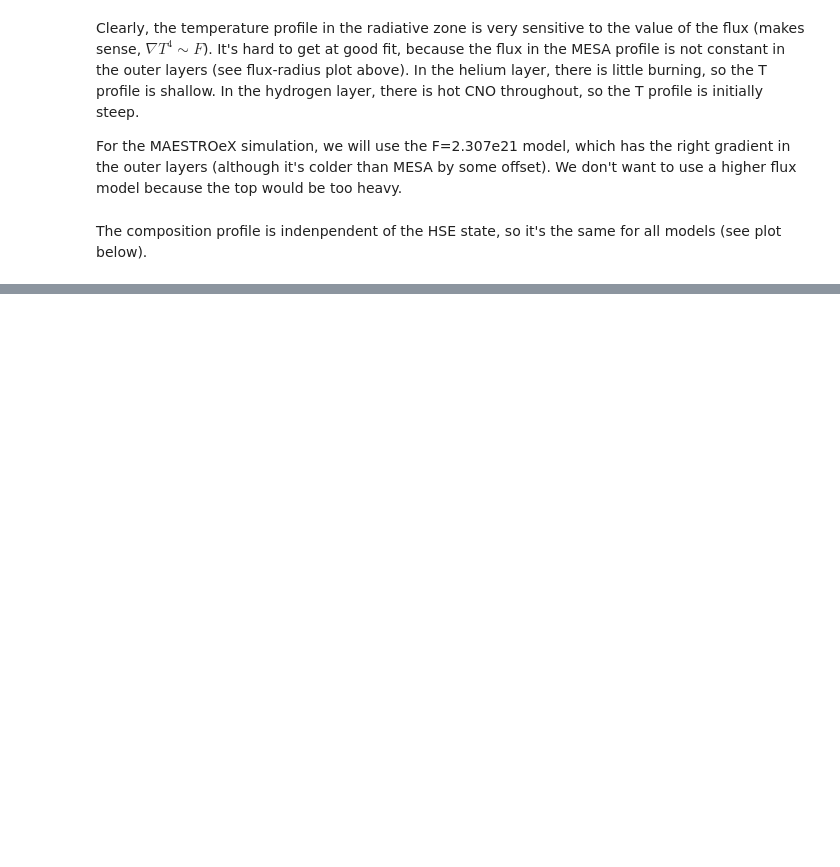
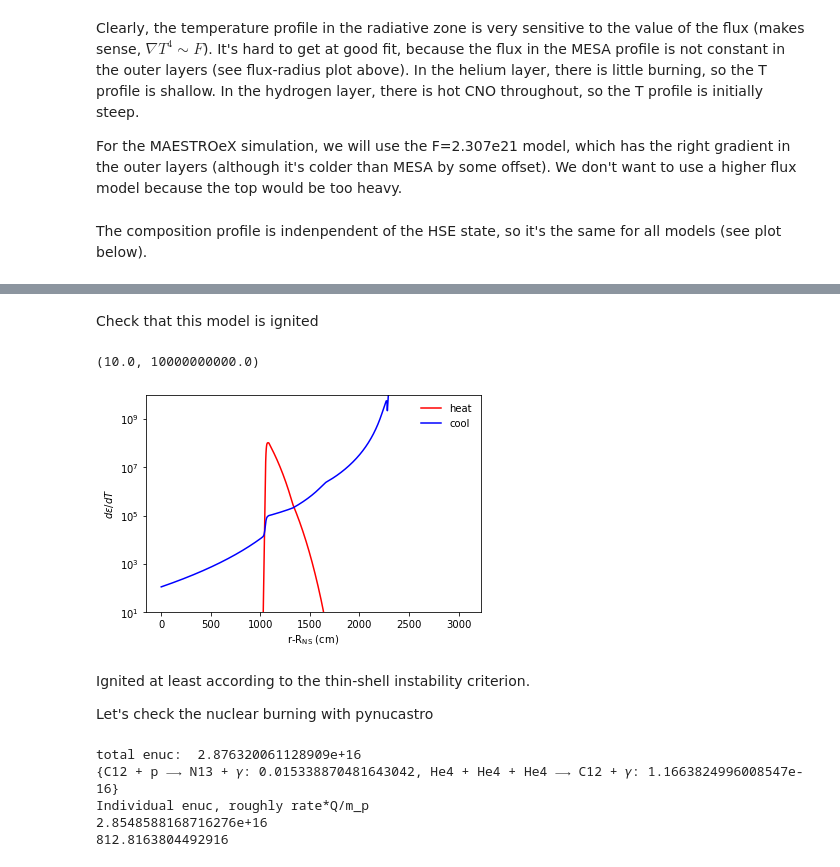
Before and after one commit to AMReX-Astro/MAESTROeX, a Jupyter notebook: Exec/science/xrb_layered/create_initial_model/construct_toy_model.ipynb, the cells around one changed output, grey strips where cells are left out. Drawn from its saved outputs; the diff is of its cells as text; code cells hidden in the pictures; blank space fills up the shorter version.

```diff
--- a/Exec/science/xrb_layered/create_initial_model/construct_toy_model.ipynb
+++ b/Exec/science/xrb_layered/create_initial_model/construct_toy_model.ipynb
@@ -302,0 +325,77 @@ fig = plt.gcf()
+# %% [markdown]
+Check that this model is ignited
+# %%
+model = load_model("toy_xrb_layered_Frad_2.307e+21_3cm.hse")
+z,T,rho,Y = model["height"],model["temperature"],model["density"],model["helium-4"]
+
+kap = 0.2*(1+1-Y)
+
+from scipy.integrate import cumulative_trapezoid
+ycol = -cumulative_trapezoid(rho[::-1], x=z[::-1], initial=0)[::-1]
+
+# Constants (cgs)
+G = 6.6726e-8
+c = 2.99792458e10
+arad = 7.5657e-15
+Msun = 1.989e33
+
+def eps_3alpha(rho,T,Y):  # energy production rate in erg/g/s
+    T9 = T/1e9
+    return 5.1e8 * rho**2 * Y**3 / T9**2 * np.exp(-4.4027/T9) # Hansen & Kawaler Eq. 6.80
+
+def dheat_dT(rho,T,Y):
+    T9 = T/1e9
+    return eps_3alpha(rho,T,Y) / 1e9 * (-3/T9 + 4.4027/T9**2)
+
+g = G*1.4*Msun/12e5**2
+# print(g/1e14)
+
+def dcool_dT(T,kappa,y):
+    eps_cool = arad*c*T**4 / (3*kappa*y**2)
+    return 4*eps_cool/T
+
+plt.figure()
+plt.xlabel(r'r-R$_{\rm NS}$ (cm)')
+plt.ylabel(r'$d\epsilon/dT$')
+plt.semilogy(z, dheat_dT(rho,T,Y), 'r-', label='heat')
+plt.semilogy(z[:-1], dcool_dT(T[:-1],kap[:-1],ycol[:-1]), 'b-', label='cool')
+
+plt.legend(frameon=False)
+
+plt.ylim([1e1,1e10])
+# %% [output]
+(10.0, 10000000000.0)
+[figure, added]
+# %% [markdown]
+Ignited at least according to the thin-shell instability criterion.
+
+Let's check the nuclear burning with pynucastro
+# %%
+import pynucastro as pyna
+
+# triple_alpha = pyna.load_rate("he4-aag-c12-fy05")
+
+rl = pyna.ReacLibLibrary()
+basic = rl.linking_nuclei(["h1","he4","c12","n13"], with_reverse=False)
+rc = pyna.StarKillerCxxNetwork(libraries=[basic])
+# print(rc)
+# rc.validate(rl)
+
+comp = pyna.Composition(rc.get_nuclei())
+comp.set_solar_like()
+print("total enuc: ",rc.evaluate_energy_generation(rho=1e6,T=1e8,composition=comp))
+
+rates = rc.evaluate_rates(rho=1e6,T=1e8,composition=comp)
+print(rates)
+
+MeV2erg = 1.6021772e-06
+mp = 1.6726e-24
+print("Individual enuc, roughly rate*Q/m_p")
+print(list(rates.values())[0] * rc.all_rates[0].Q * MeV2erg / mp)
+print(list(rates.values())[1] * rc.all_rates[1].Q * MeV2erg / mp)
+# %% [output]
+total enuc:  2.876320061128909e+16
+{C12 + p ⟶ N13 + 𝛾: 0.015338870481643042, He4 + He4 + He4 ⟶ C12 + 𝛾: 1.1663824996008547e-16}
+Individual enuc, roughly rate*Q/m_p
+2.8548588168716276e+16
+812.8163804492916
```
Also changed, not shown: parts of 19 cells of this notebook, 24 other files.
